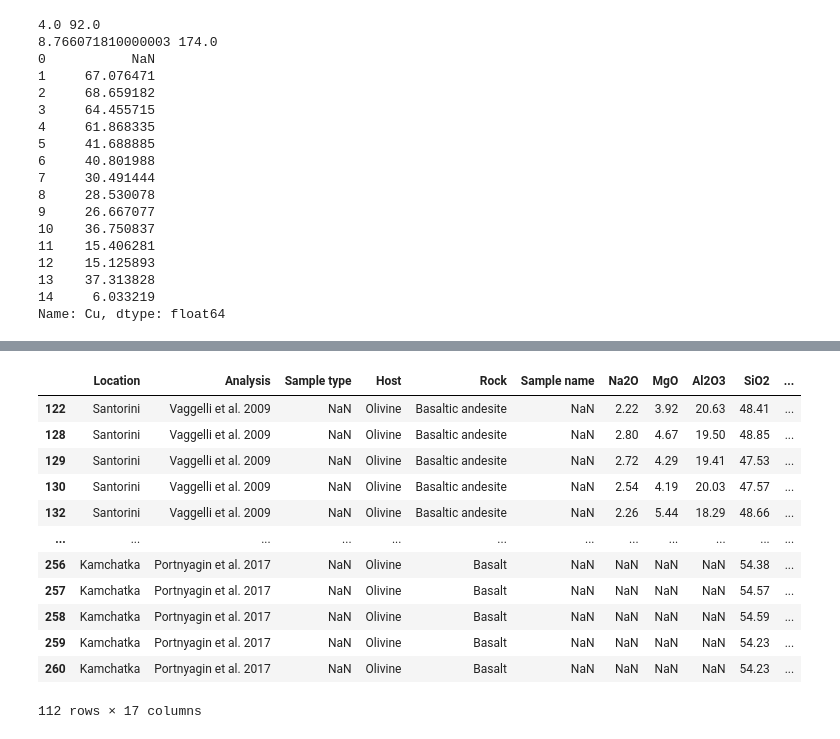
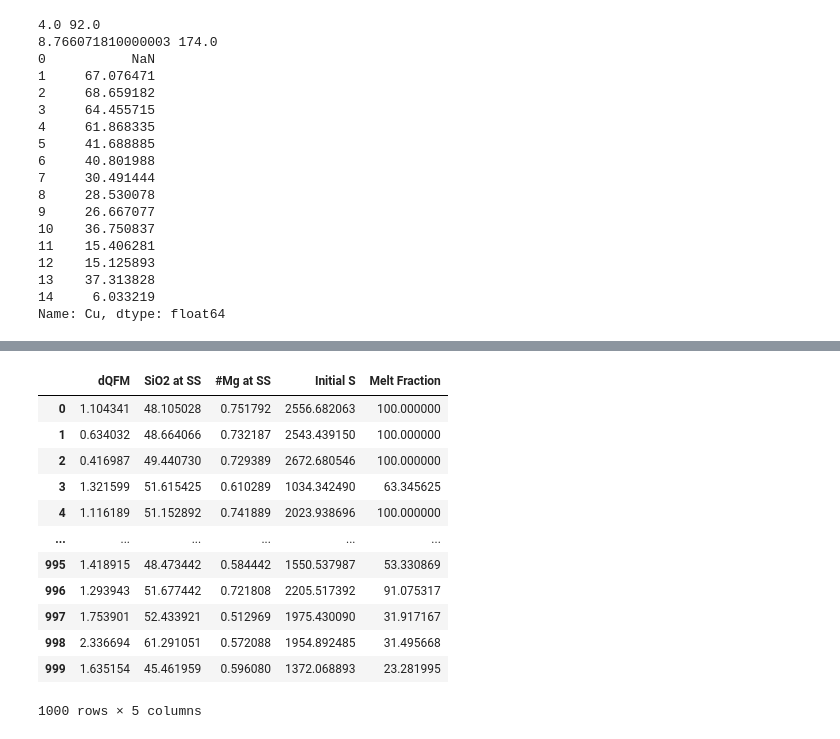
Before and after one commit to ChetanNathwani/sulfidesaturation, a Jupyter notebook: scripts/Isobaric_SModel_MAGEMin-EQ.ipynb, the cells around one changed output, grey strips where cells are left out. Saved outputs shown, nothing was run; the diff lists cells and outputs as text; code cells hidden in the pictures.

```diff
--- a/scripts/Isobaric_SModel_MAGEMin-EQ.ipynb
+++ b/scripts/Isobaric_SModel_MAGEMin-EQ.ipynb
@@ -504,16 +383,16 @@ plt.show()
-# %%
-barren_mi
-# %% [output]
-|  | Location | Analysis | Sample type | Host | Rock | Sample name | Na2O | MgO | Al2O3 | SiO2 | ... |
-| 122 | Santorini | Vaggelli et al. 2009 | NaN | Olivine | Basaltic andesite | NaN | 2.22 | 3.92 | 20.63 | 48.41 | ... |
-| 128 | Santorini | Vaggelli et al. 2009 | NaN | Olivine | Basaltic andesite | NaN | 2.80 | 4.67 | 19.50 | 48.85 | ... |
-| 129 | Santorini | Vaggelli et al. 2009 | NaN | Olivine | Basaltic andesite | NaN | 2.72 | 4.29 | 19.41 | 47.53 | ... |
-| 130 | Santorini | Vaggelli et al. 2009 | NaN | Olivine | Basaltic andesite | NaN | 2.54 | 4.19 | 20.03 | 47.57 | ... |
-| 132 | Santorini | Vaggelli et al. 2009 | NaN | Olivine | Basaltic andesite | NaN | 2.26 | 5.44 | 18.29 | 48.66 | ... |
-| ... | ... | ... | ... | ... | ... | ... | ... | ... | ... | ... | ... |
-| 256 | Kamchatka | Portnyagin et al. 2017 | NaN | Olivine | Basalt | NaN | NaN | NaN | NaN | 54.38 | ... |
-| 257 | Kamchatka | Portnyagin et al. 2017 | NaN | Olivine | Basalt | NaN | NaN | NaN | NaN | 54.57 | ... |
-| 258 | Kamchatka | Portnyagin et al. 2017 | NaN | Olivine | Basalt | NaN | NaN | NaN | NaN | 54.59 | ... |
-| 259 | Kamchatka | Portnyagin et al. 2017 | NaN | Olivine | Basalt | NaN | NaN | NaN | NaN | 54.23 | ... |
-| 260 | Kamchatka | Portnyagin et al. 2017 | NaN | Olivine | Basalt | NaN | NaN | NaN | NaN | 54.23 | ... |
-112 rows × 17 columns
+# %%
+ss_df[(ss_df['dQFM'] < 0.6) | (ss_df['dQFM'] > 0.4)]
+# %% [output]
+|  | dQFM | SiO2 at SS | #Mg at SS | Initial S | Melt Fraction |
+| 0 | 1.104341 | 48.105028 | 0.751792 | 2556.682063 | 100.000000 |
+| 1 | 0.634032 | 48.664066 | 0.732187 | 2543.439150 | 100.000000 |
+| 2 | 0.416987 | 49.440730 | 0.729389 | 2672.680546 | 100.000000 |
+| 3 | 1.321599 | 51.615425 | 0.610289 | 1034.342490 | 63.345625 |
+| 4 | 1.116189 | 51.152892 | 0.741889 | 2023.938696 | 100.000000 |
+| ... | ... | ... | ... | ... | ... |
+| 995 | 1.418915 | 48.473442 | 0.584442 | 1550.537987 | 53.330869 |
+| 996 | 1.293943 | 51.677442 | 0.721808 | 2205.517392 | 91.075317 |
+| 997 | 1.753901 | 52.433921 | 0.512969 | 1975.430090 | 31.917167 |
+| 998 | 2.336694 | 61.291051 | 0.572088 | 1954.892485 | 31.495668 |
+| 999 | 1.635154 | 45.461959 | 0.596080 | 1372.068893 | 23.281995 |
+1000 rows × 5 columns
```
Also changed, not shown: parts of 7 cells of this notebook, 1 other file.
